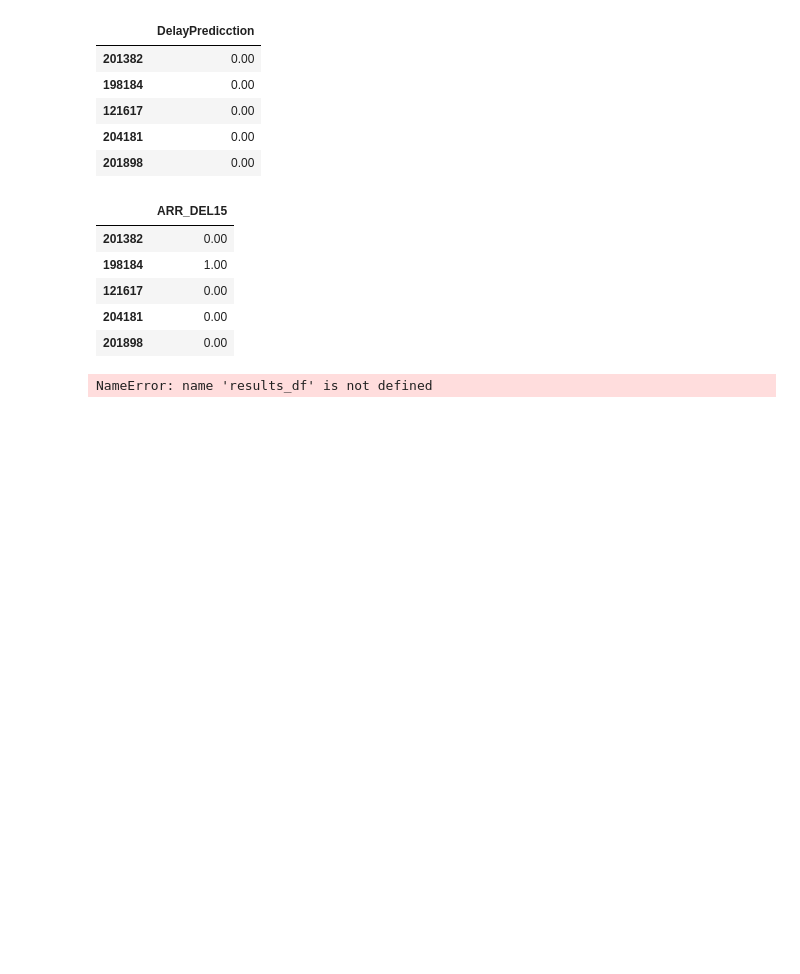
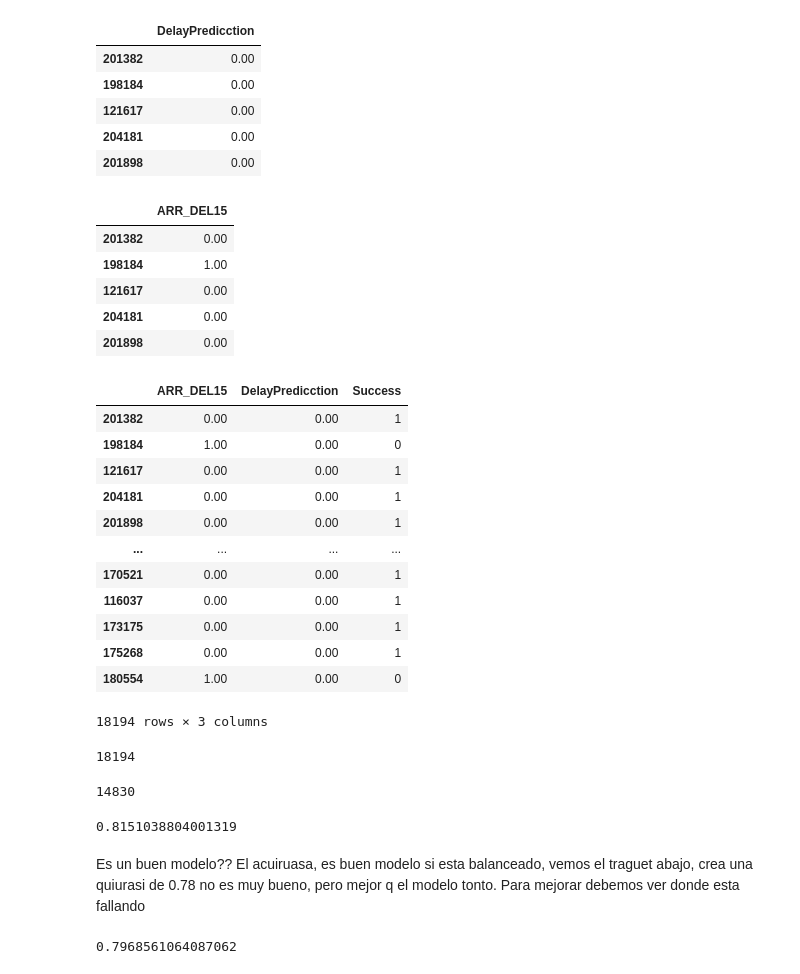
Before and after one commit to KARENCMP82/Python, a Jupyter notebook: Clasificacion_Clase.ipynb, the cells around one changed output. Saved outputs shown, nothing was run; the diff lists cells and outputs as text; code cells hidden in the pictures; blank space fills up the shorter version.

```diff
--- a/Clasificacion_Clase.ipynb
+++ b/Clasificacion_Clase.ipynb
@@ -837,7 +837,38 @@ y_test.head()#realidad
 # %%
 #Unimos prediccion con realidad
 result_df=y_test.join(y_test_prediction, how='inner')
+result_df['Success'] = (result_df['ARR_DEL15'] == result_df['DelayPredicction']).astype(int)
-# %%
-results_df['Success'] = (results_df['ARR_DEL15'] == results_df['DelayPrediction']).astype(int)
-# %% [output]
-NameError: name 'results_df' is not defined
+# %%
+result_df
+# %% [output]
+|  | ARR_DEL15 | DelayPredicction | Success |
+| 201382 | 0.00 | 0.00 | 1 |
+| 198184 | 1.00 | 0.00 | 0 |
+| 121617 | 0.00 | 0.00 | 1 |
+| 204181 | 0.00 | 0.00 | 1 |
+| 201898 | 0.00 | 0.00 | 1 |
+| ... | ... | ... | ... |
+| 170521 | 0.00 | 0.00 | 1 |
+| 116037 | 0.00 | 0.00 | 1 |
+| 173175 | 0.00 | 0.00 | 1 |
+| 175268 | 0.00 | 0.00 | 1 |
+| 180554 | 1.00 | 0.00 | 0 |
+18194 rows × 3 columns
+# %%
+result_df['Success'].count()
+# %% [output]
+18194
+# %%
+result_df['Success'].sum()
+# %% [output]
+14830
+# %%
+result_df['Success'].mean()
+# %% [output]
+0.8151038804001319
+# %% [markdown]
+Es un buen modelo?? El acuiruasa, es buen modelo si esta balanceado, vemos el traguet abajo, crea una quiurasi de 0.78 no es muy bueno, pero mejor q el modelo tonto. Para mejorar debemos ver donde esta fallando
+# %%
+1 - result_df['ARR_DEL15'].mean()
+# %% [output]
+0.7968561064087062
```
Also changed, not shown: parts of 9 cells of this notebook.
